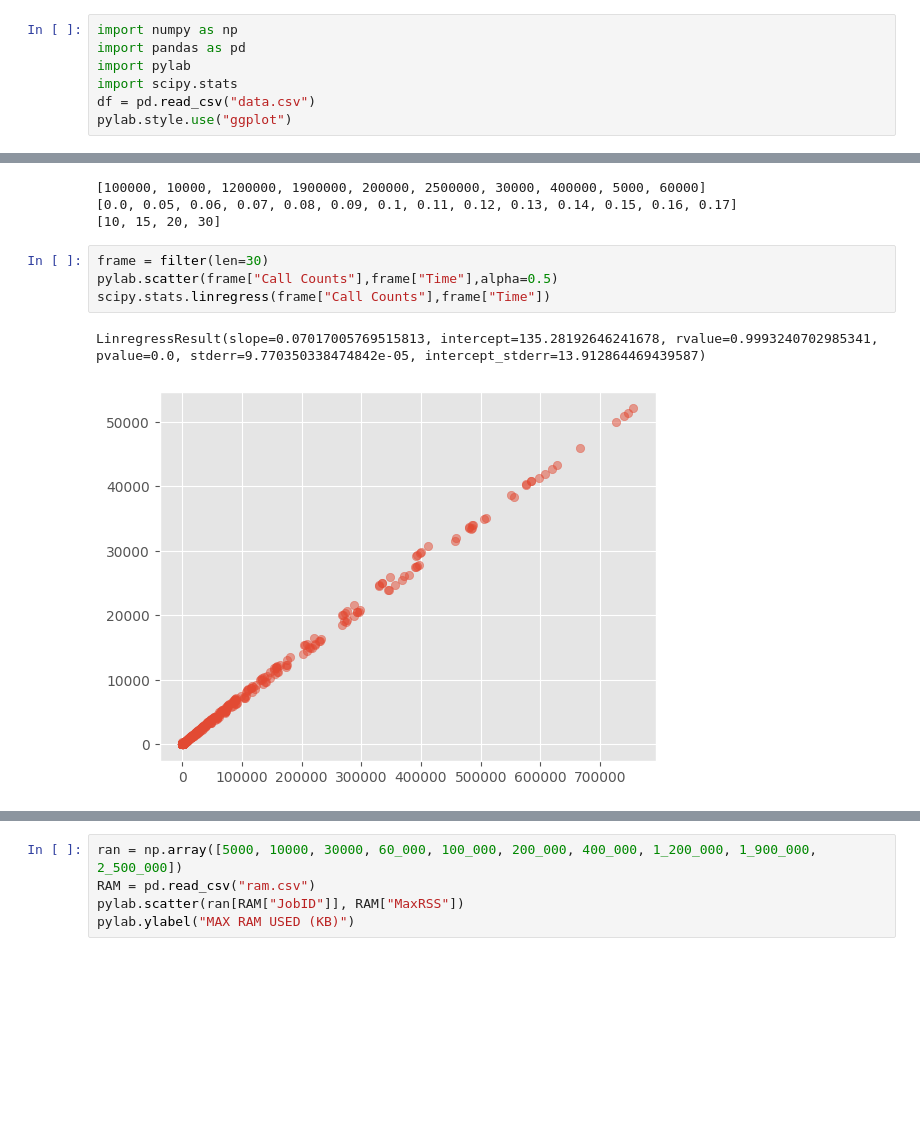
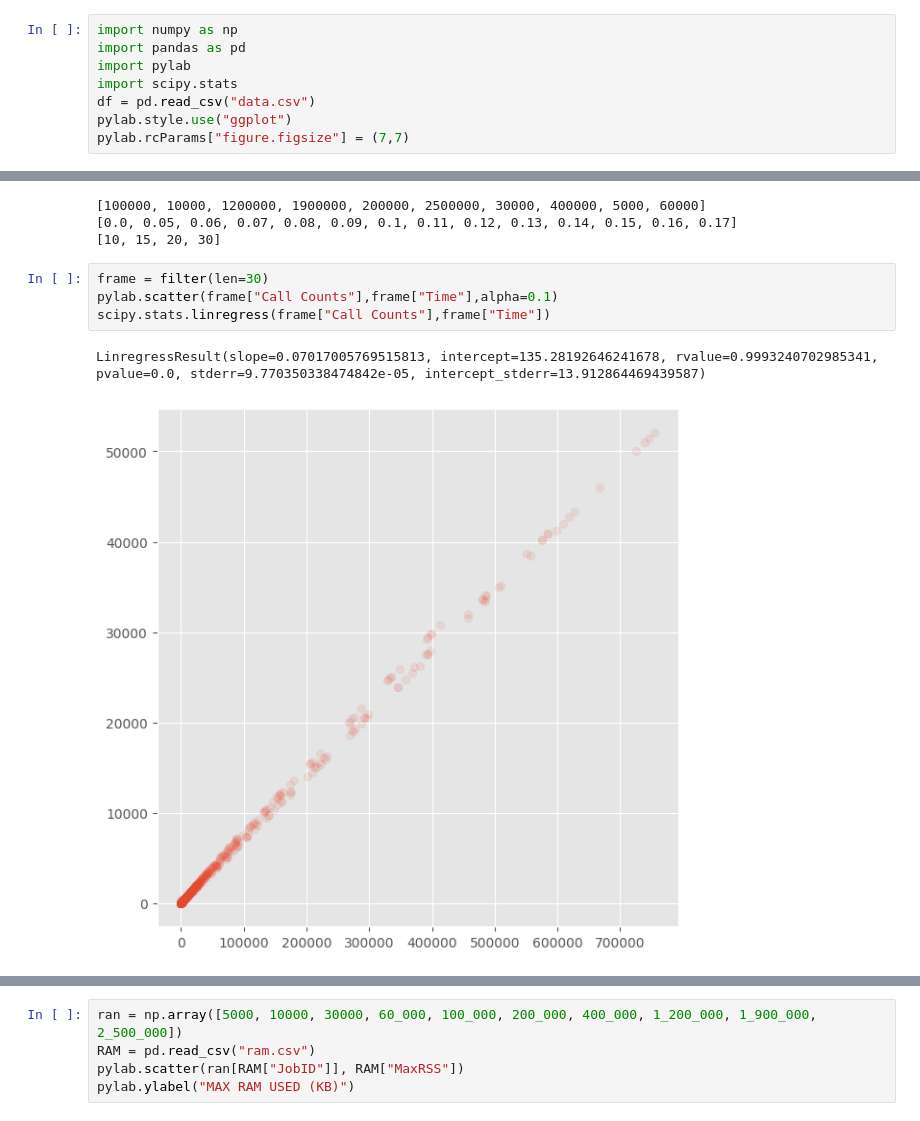
Before and after one commit to weathon/dating-app-pub, a Jupyter notebook: res/main.ipynb, the cells around one changed output, grey strips where cells are left out. Cells and saved outputs as stored; diff of their text form; blank space fills up the shorter version.

```diff
--- a/res/main.ipynb
+++ b/res/main.ipynb
@@ -12,6 +7,7 @@ import pylab
 import scipy.stats
 df = pd.read_csv("data.csv")
 pylab.style.use("ggplot")
+pylab.rcParams["figure.figsize"] = (7,7)
 # %%
 def get_options(name):
     return list(df[name].drop_duplicates())
@@ -35,8 +31,8 @@ print(get_options("len"))
 [10, 15, 20, 30]
 # %%
 frame = filter(len=30)
-pylab.scatter(frame["Call Counts"],frame["Time"],alpha=0.5)
+pylab.scatter(frame["Call Counts"],frame["Time"],alpha=0.1)
 scipy.stats.linregress(frame["Call Counts"],frame["Time"])
 # %% [output]
 LinregressResult(slope=0.07017005769515813, intercept=135.28192646241678, rvalue=0.9993240702985341, pvalue=0.0, stderr=9.770350338474842e-05, intercept_stderr=13.912864469439587)
-[figure, old version]
+[figure, new version]
```
Also changed, not shown: parts of 3 cells of this notebook.
